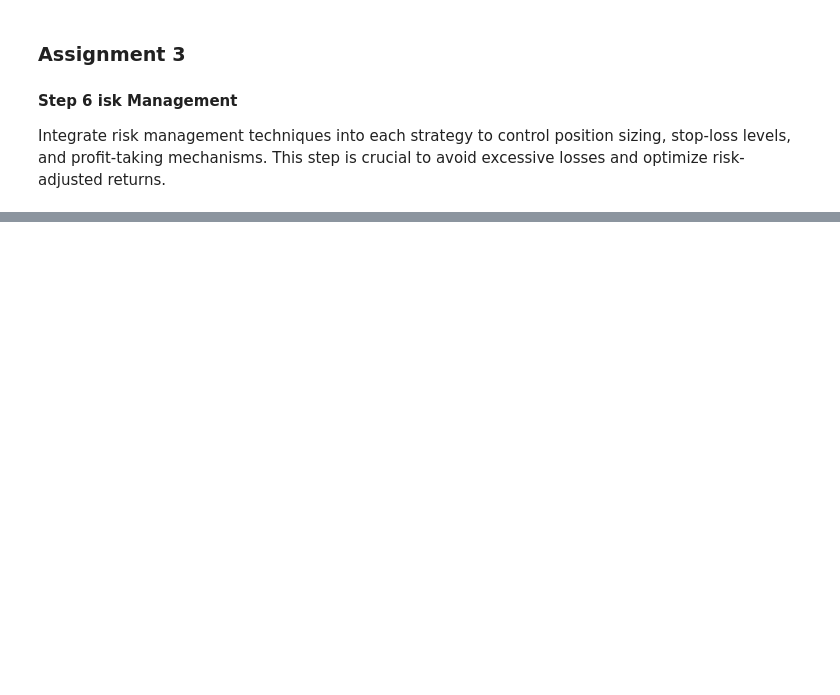
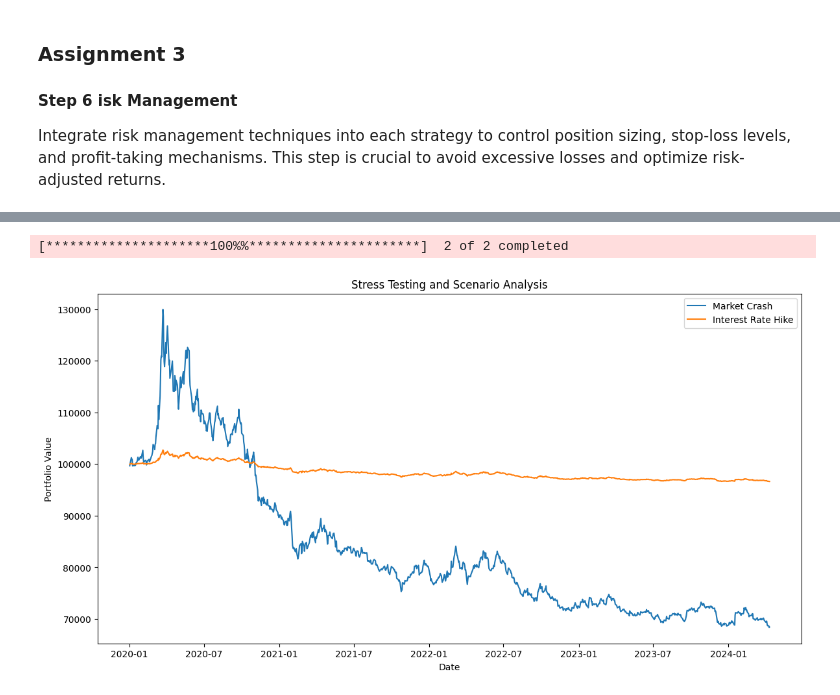
Before and after one commit to gsharma239/MBAZG555, a Jupyter notebook: Assignment-3.ipynb, the cells around one changed output, grey strips where cells are left out. Drawn from its saved outputs; the diff is of its cells as text; code cells hidden in the pictures; blank space fills up the shorter version.

```diff
--- a/Assignment-3.ipynb
+++ b/Assignment-3.ipynb
@@ -111,0 +279,67 @@ ticker_df.head( )
+# %%
+# do the sentiment analysis
+
+# Define the tickers we are interested in
+tickers = ["ICICIBANK.NS", "HDFCBANK.NS" ]
+
+# Fetch historical data from Yahoo Finance
+start_date = "2020-01-01"
+end_date = datetime.now().strftime("%Y-%m-%d")
+data = yf.download(tickers, start=start_date, end=end_date)['Adj Close']
+
+# Calculate daily returns
+returns = data.pct_change().dropna()
+
+# Define a portfolio, evenly distributed across our assets
+portfolio_weights = np.array([1/len(tickers)] * len(tickers))
+
+# Calculate portfolio returns
+portfolio_returns = returns.dot(portfolio_weights)
+
+# Stress scenarios (e.g., market crash, interest rate spike)
+# Scenarios are defined as a dictionary with {name: returns_multiplier}
+scenarios = {
+    'Market Crash': -0.5,  # 50% reduction in asset prices
+    'Interest Rate Hike': -0.05,  # 5% decrease in prices due to interest rates
+}
+
+# Function to apply stress scenario to portfolio returns
+def apply_stress_scenario(returns, scenario, tickers):
+    stressed_returns = returns.copy()
+    if isinstance(scenario, dict):
+        # Apply stress scenario to each asset
+        for ticker, multiplier in scenario.items():
+            print(scenario.items)
+            stressed_returns[ticker] = stressed_returns[ticker] + np.abs(stressed_returns[ticker])*multiplier
+    else:
+        stressed_returns *= scenario
+    return stressed_returns
+
+
+# Apply each scenario and calculate stressed portfolio value
+initial_investment = 100000  # Initial portfolio investment
+stressed_portfolio_values = {}
+
+for name, scenario in scenarios.items():
+    stressed_returns = apply_stress_scenario(returns, scenario, tickers)
+    stressed_portfolio_returns = stressed_returns.dot(portfolio_weights)
+    stressed_portfolio_values[name] = (stressed_portfolio_returns + 1).cumprod() * initial_investment
+
+# Convert the results to a DataFrame for easy viewing
+stressed_portfolio_values_df = pd.DataFrame(stressed_portfolio_values)
+
+
+# Visualizing the scenario analysis
+import matplotlib.pyplot as plt
+
+plt.figure(figsize=(14, 7))
+for scenario in stressed_portfolio_values:
+    plt.plot(stressed_portfolio_values_df[scenario], label=scenario)
+plt.title('Stress Testing and Scenario Analysis')
+plt.xlabel('Date')
+plt.ylabel('Portfolio Value')
+plt.legend()
+plt.show()
+# %% [output]
+[*********************100%%**********************]  2 of 2 completed
+[figure, added]
```
Also changed, not shown: parts of 8 cells of this notebook.
